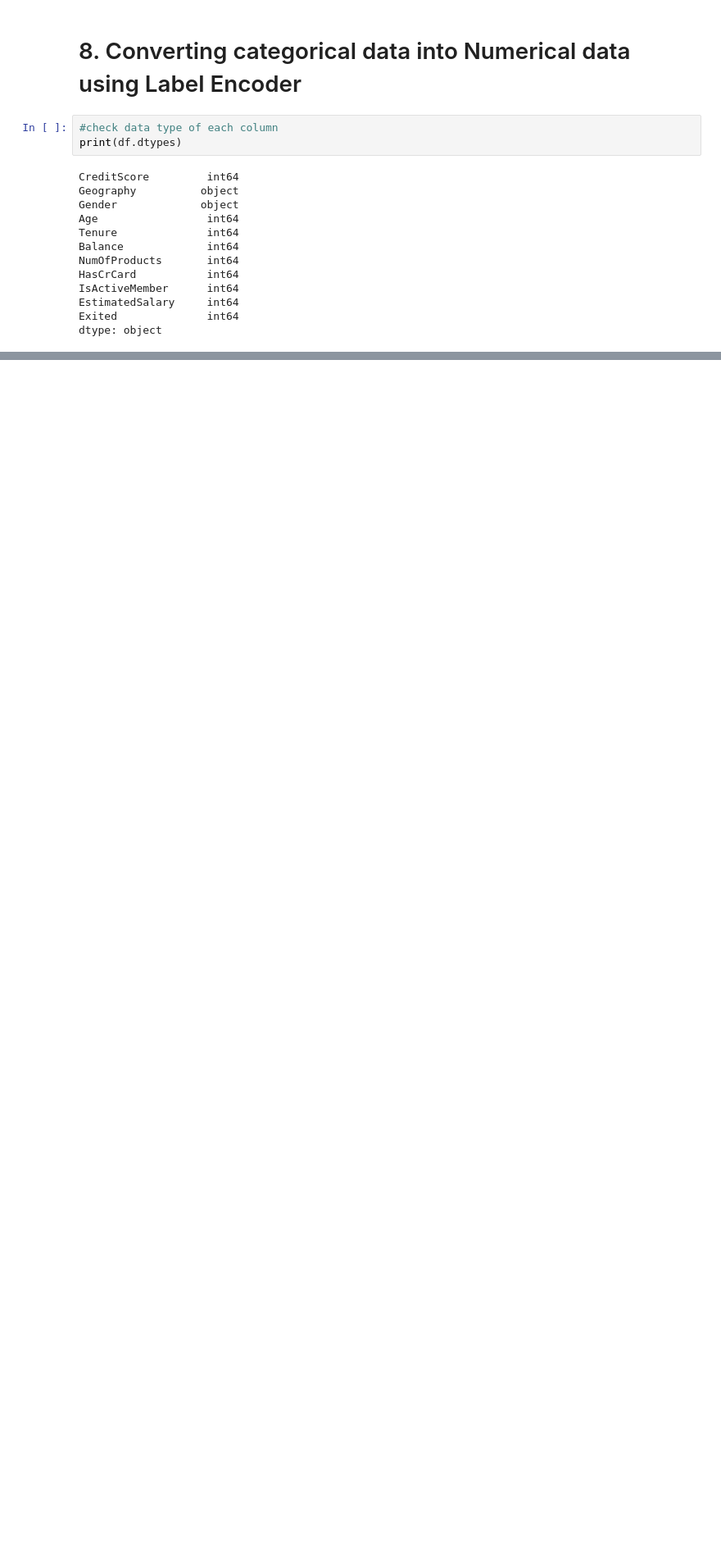
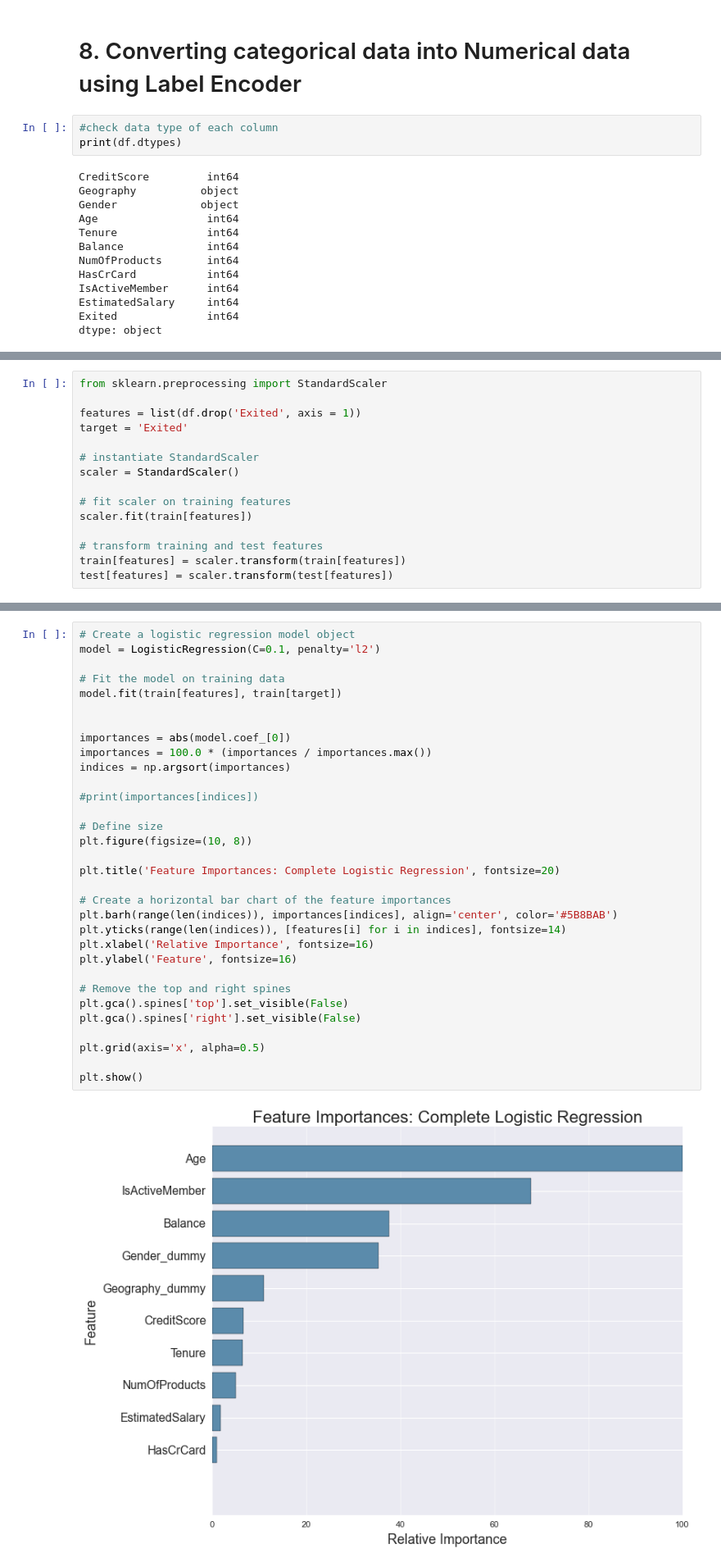
Before and after one commit to EmilyCaroline/BankCustomerChurnPrediction, a Jupyter notebook: main.ipynb, the cells around one changed output, grey strips where cells are left out. Shown at 82% size. Cells and saved outputs as stored; diff of their text form; blank space fills up the shorter version.

Commit message:
add logistic regression

```diff
--- a/main.ipynb
+++ b/main.ipynb
@@ -558,0 +594,15 @@ Columns with dtype object:  ['Geography', 'Gender']
+# %%
+from sklearn.preprocessing import StandardScaler
+
+features = list(df.drop('Exited', axis = 1))
+target = 'Exited'
+
+# instantiate StandardScaler
+scaler = StandardScaler()
+
+# fit scaler on training features
+scaler.fit(train[features])
+
+# transform training and test features
+train[features] = scaler.transform(train[features])
+test[features] = scaler.transform(test[features])
@@ -558,0 +632,34 @@ Columns with dtype object:  ['Geography', 'Gender']
+# %%
+# Create a logistic regression model object
+model = LogisticRegression(C=0.1, penalty='l2')
+
+# Fit the model on training data
+model.fit(train[features], train[target])
+
+
+importances = abs(model.coef_[0])
+importances = 100.0 * (importances / importances.max())
+indices = np.argsort(importances)
+
+#print(importances[indices])
+
+# Define size
+plt.figure(figsize=(10, 8))
+
+plt.title('Feature Importances: Complete Logistic Regression', fontsize=20)
+
+# Create a horizontal bar chart of the feature importances
+plt.barh(range(len(indices)), importances[indices], align='center', color='#5B8BAB')
+plt.yticks(range(len(indices)), [features[i] for i in indices], fontsize=14)
+plt.xlabel('Relative Importance', fontsize=16)
+plt.ylabel('Feature', fontsize=16)
+
+# Remove the top and right spines
+plt.gca().spines['top'].set_visible(False)
+plt.gca().spines['right'].set_visible(False)
+
+plt.grid(axis='x', alpha=0.5)
+
+plt.show()
+# %% [output]
+[figure, added]
```
Also changed, not shown: parts of 17 cells of this notebook.
